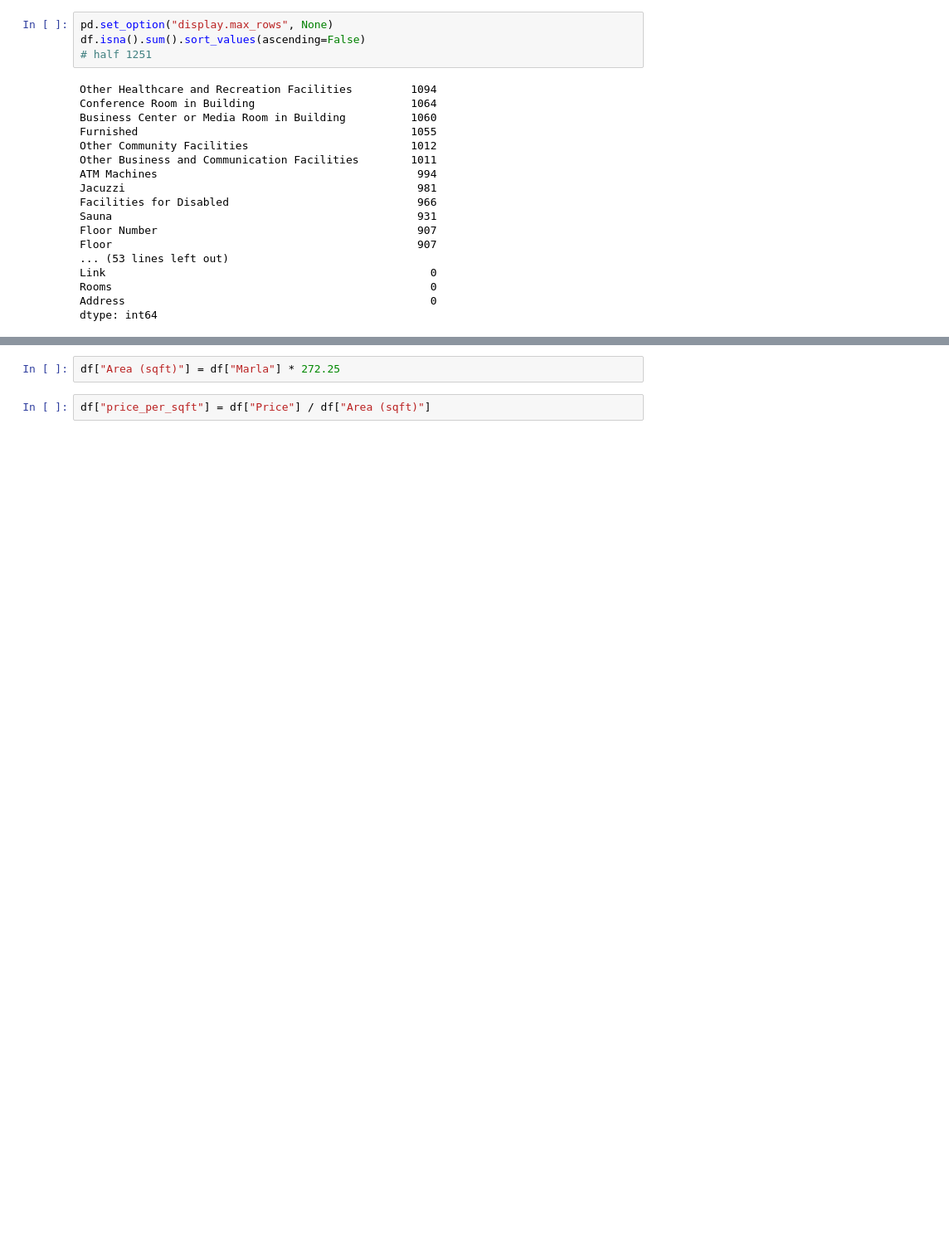
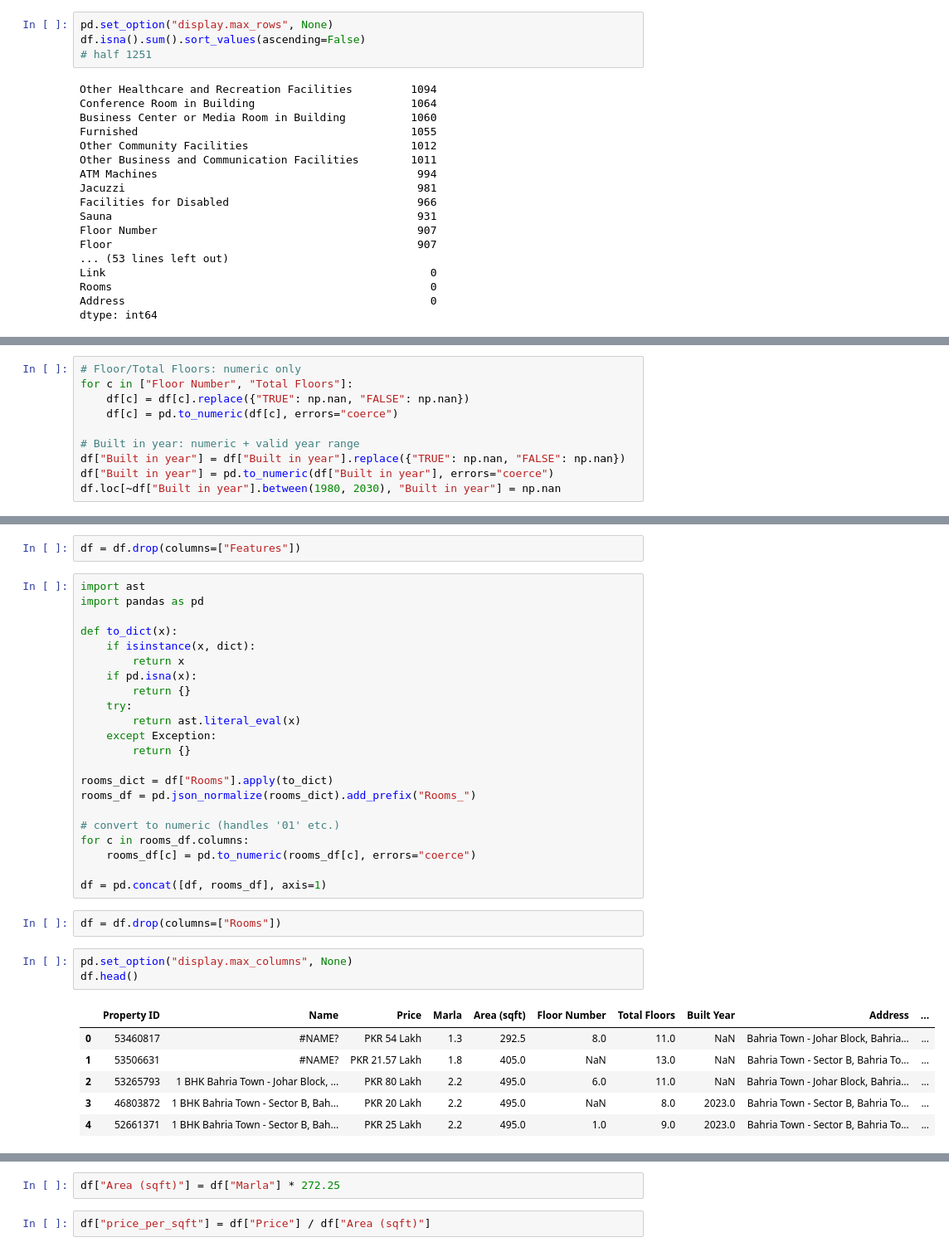
Before and after one commit to zeeshanAhmed2798/real-estate-ml-project, a Jupyter notebook: Data Cleaning/lahore_flats_cleaning.ipynb, the cells around one changed output, grey strips where cells are left out. Shown at 83% size. Saved outputs shown, nothing was run; the diff lists cells and outputs as text; blank space fills up the shorter version.

```diff
--- a/Data Cleaning/lahore_flats_cleaning.ipynb
+++ b/Data Cleaning/lahore_flats_cleaning.ipynb
@@ -155,0 +266,10 @@ dtype: int64
+# %%
+# Floor/Total Floors: numeric only
+for c in ["Floor Number", "Total Floors"]:
+    df[c] = df[c].replace({"TRUE": np.nan, "FALSE": np.nan})
+    df[c] = pd.to_numeric(df[c], errors="coerce")
+
+# Built in year: numeric + valid year range
+df["Built in year"] = df["Built in year"].replace({"TRUE": np.nan, "FALSE": np.nan})
+df["Built in year"] = pd.to_numeric(df["Built in year"], errors="coerce")
+df.loc[~df["Built in year"].between(1980, 2030), "Built in year"] = np.nan
@@ -155,0 +308,36 @@ dtype: int64
+# %%
+df = df.drop(columns=["Features"])
+# %%
+import ast
+import pandas as pd
+
+def to_dict(x):
+    if isinstance(x, dict):
+        return x
+    if pd.isna(x):
+        return {}
+    try:
+        return ast.literal_eval(x)
+    except Exception:
+        return {}
+
+rooms_dict = df["Rooms"].apply(to_dict)
+rooms_df = pd.json_normalize(rooms_dict).add_prefix("Rooms_")
+
+# convert to numeric (handles '01' etc.)
+for c in rooms_df.columns:
+    rooms_df[c] = pd.to_numeric(rooms_df[c], errors="coerce")
+
+df = pd.concat([df, rooms_df], axis=1)
+# %%
+df = df.drop(columns=["Rooms"])
+# %%
+pd.set_option("display.max_columns", None)
+df.head()
+# %% [output]
+|  | Property ID | Name | Price | Marla | Area (sqft) | Floor Number | Total Floors | Built Year | Address | ... |
+| 0 | 53460817 | #NAME? | PKR 54 Lakh | 1.3 | 292.5 | 8.0 | 11.0 | NaN | Bahria Town - Johar Block, Bahria... | ... |
+| 1 | 53506631 | #NAME? | PKR 21.57 Lakh | 1.8 | 405.0 | NaN | 13.0 | NaN | Bahria Town - Sector B, Bahria To... | ... |
+| 2 | 53265793 | 1 BHK Bahria Town - Johar Block, ... | PKR 80 Lakh | 2.2 | 495.0 | 6.0 | 11.0 | NaN | Bahria Town - Johar Block, Bahria... | ... |
+| 3 | 46803872 | 1 BHK Bahria Town - Sector B, Bah... | PKR 20 Lakh | 2.2 | 495.0 | NaN | 8.0 | 2023.0 | Bahria Town - Sector B, Bahria To... | ... |
+| 4 | 52661371 | 1 BHK Bahria Town - Sector B, Bah... | PKR 25 Lakh | 2.2 | 495.0 | 1.0 | 9.0 | 2023.0 | Bahria Town - Sector B, Bahria To... | ... |
```
Also changed, not shown: parts of 91 cells of this notebook, 1 other file.
